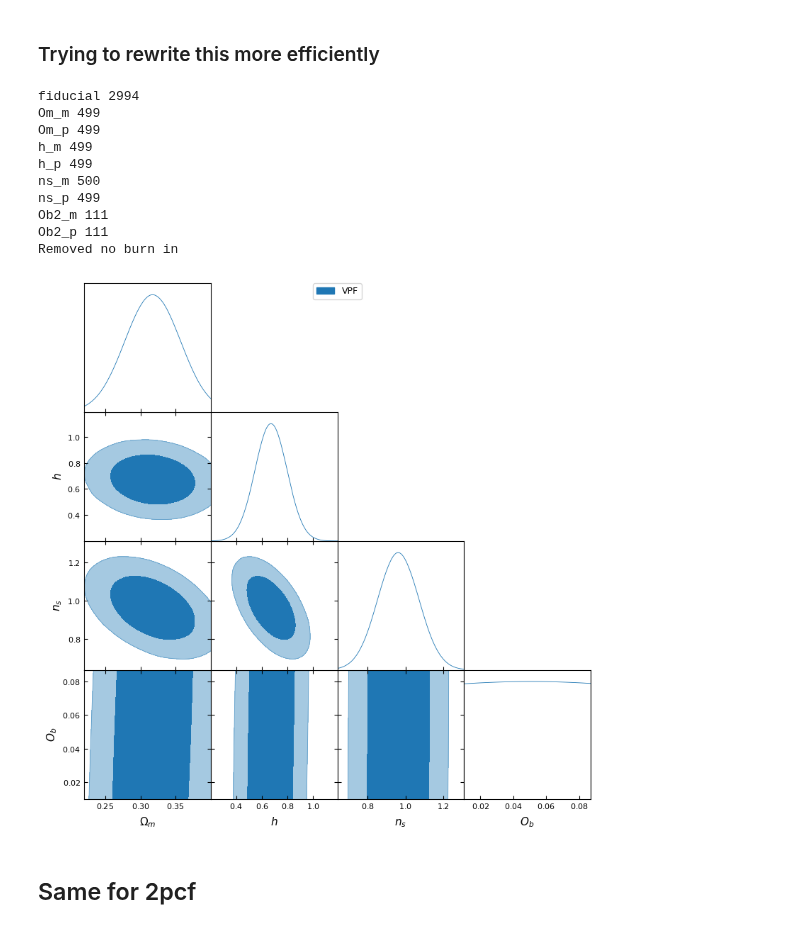
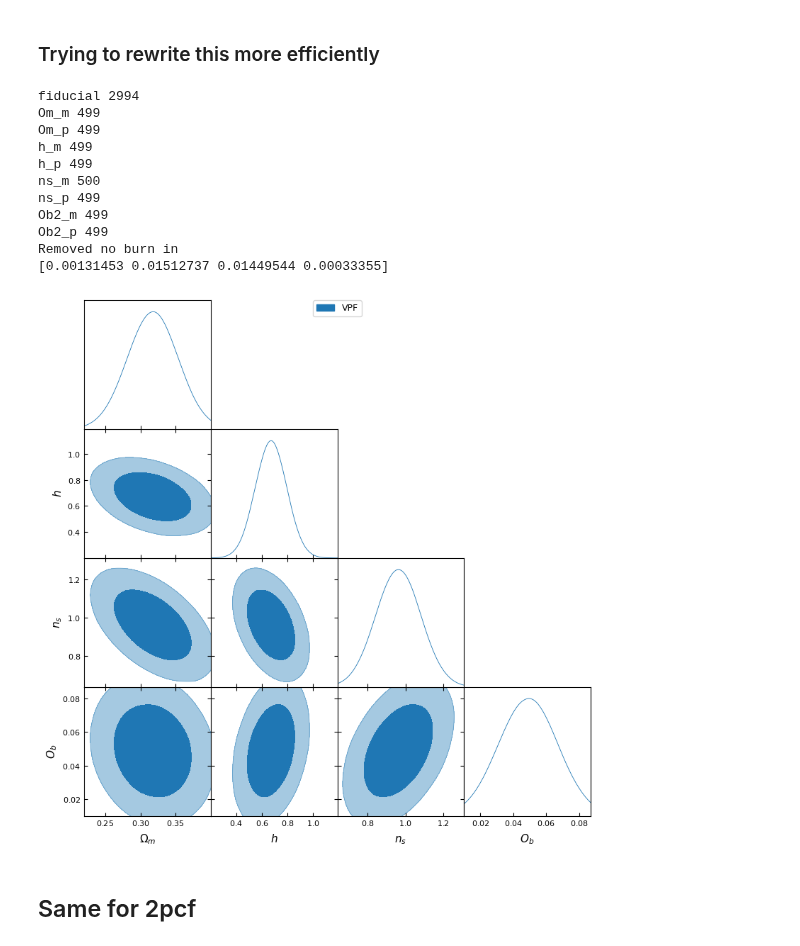
Before and after one commit to FedeDavilaKurban/VPF_Quijote, a Jupyter notebook: fisherMatrixComputation.ipynb, the cells around one changed output. Saved outputs shown, nothing was run; the diff lists cells and outputs as text; code cells hidden in the pictures.

```diff
--- a/fisherMatrixComputation.ipynb
+++ b/fisherMatrixComputation.ipynb
@@ -548,13 +554,13 @@ def get_MeanCovCorrM(cosm):
 
     import file_parameters as fp
 
-    rmin = fp.file_parameters['rmin']
-    rmax = fp.file_parameters['rmax']
-    rbin = fp.file_parameters['rbin']
-    njk = fp.file_parameters['njk']
-    ns = fp.file_parameters['ns']
-    space = fp.file_parameters['space']
-    filedir = fp.file_parameters['filedir']
+    rmin = fp.file_parameters_vpf['rmin']
+    rmax = fp.file_parameters_vpf['rmax']
+    rbin = fp.file_parameters_vpf['rbin']
+    njk = fp.file_parameters_vpf['njk']
+    ns = fp.file_parameters_vpf['ns']
+    space = fp.file_parameters_vpf['space']
+    filedir = fp.file_parameters_vpf['filedir']
 
     filenames = get_filenames(rmin,rmax,rbin,njk,ns,cosm,space)
 
@@ -609,13 +615,13 @@ def get_covfactor():
     import file_parameters as fp
     import cosm_parameters as cp
 
-    rmin = fp.file_parameters['rmin']
-    rmax = fp.file_parameters['rmax']
-    nbin = fp.file_parameters['rbin']
-    njk = fp.file_parameters['njk']
-    ns = fp.file_parameters['ns']
-    space = fp.file_parameters['space']
-    filedir = fp.file_parameters['filedir']
+    rmin = fp.file_parameters_vpf['rmin']
+    rmax = fp.file_parameters_vpf['rmax']
+    nbin = fp.file_parameters_vpf['rbin']
+    njk = fp.file_parameters_vpf['njk']
+    ns = fp.file_parameters_vpf['ns']
+    space = fp.file_parameters_vpf['space']
+    filedir = fp.file_parameters_vpf['filedir']
     filenames = get_filenames(rmin,rmax,nbin,njk,ns,'fiducial',space)
     path = filedir+filenames
     filelist = glob.glob(path)
@@ -712,37 +718,38 @@ cov_theta = np.linalg.inv(fisher_matrix)
 samp = random_state.multivariate_normal(mean_theta, cov_theta, size=1000000)
 mcs_vpf = MCSamples(samples=samp, names=samples, labels=labels)
 
 param_limits = {
     'Om':(0.22, 0.40),
     'Ob2':(0.01, 0.087),
     'h':(0.20, 1.19),
 #    's8':(0.65, 1.05),
     'ns':(0.64, 1.31),
 #    'Mnu':(-0.65, 0.65)
 }
 colors =  plt.rcParams['axes.prop_cycle'].by_key()['color']
 # Create a GetDist plotter
 g = plots.get_subplot_plotter()
 
 method_labels = ['VPF']
 # Plot the triangle plot
 g.triangle_plot([mcs_vpf], filled=True, legend_labels=method_labels,
                 param_limits=param_limits, contour_colors=colors)
-
+print(mcs_vpf.getVars())
 # Show the plot
 plt.show()
 # %% [output]
 fiducial 2994
 Om_m 499
 Om_p 499
 h_m 499
 h_p 499
 ns_m 500
 ns_p 499
-Ob2_m 111
-Ob2_p 111
+Ob2_m 499
+Ob2_p 499
 Removed no burn in
+[0.00131453 0.01512737 0.01449544 0.00033355]
-[figure, old version]
+[figure, new version]
 # %% [markdown]
 ## Same for 2pcf
 # %%
```
Also changed, not shown: parts of 5 cells of this notebook, 5 other files.
